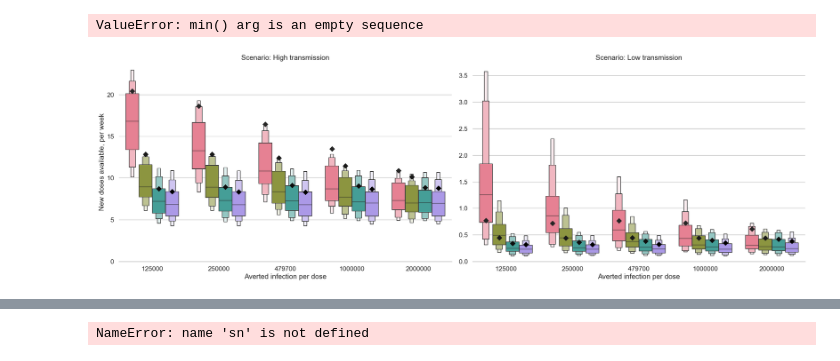
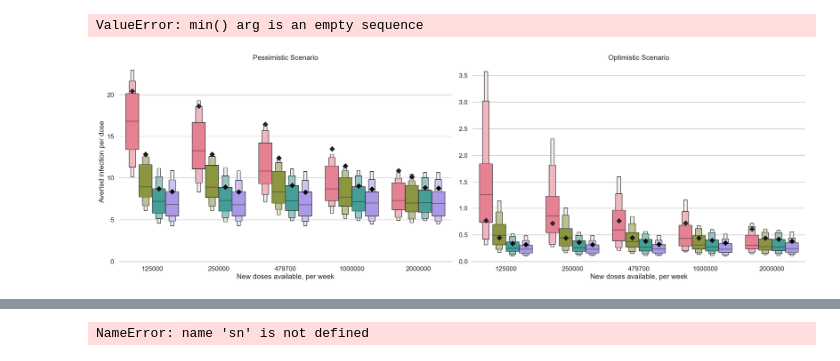
Before and after one commit to jcblemai/COVID-19_italy-vaccination-oc, a Jupyter notebook: analysis_scn.ipynb, the cells around one changed output, grey strips where cells are left out. Cells and saved outputs as stored; diff of their text form; code cells hidden in the pictures.

```diff
--- a/analysis_scn.ipynb
+++ b/analysis_scn.ipynb
@@ -198,8 +198,8 @@ summary.replace('inc', 'Incidence', inplace=True)
 summary.replace('cas', 'Future Incidence', inplace=True)
 summary.replace('pop', 'Population', inplace=True)
 summary.replace('sus', 'Susceptibility', inplace=True)
-summary.replace('U', 'High transmission', inplace=True)
-summary.replace('L', 'Low transmission', inplace=True)
+summary.replace('U', 'Pessimistic', inplace=True)
+summary.replace('L', 'Optimistic', inplace=True)
 # %%
 summary
 # %% [output]
@@ -291,36 +291,36 @@ def quantile_plot(index, reduction, method, scn_beta, **kwargs):
         hue="method",
         jitter=False,
         ax = ax,
        color = 'black',
         #palette="husl",
         marker="D",   # passed to https://matplotlib.org/api/_as_gen/matplotlib.axes.Axes.scatter.html#matplotlib.axes.Axes.scatter
         s=10,
         linewidths = 10,
         edgecolors = 'k',
         zorder=100000,
     )
 
 
 # Draw a line plot to show the trajectory of each random walk
 #grid.map(sns.violinplot, 'index', "reduction" )#, marker="o")
 grid.map(quantile_plot, "newdoseperweek", "avertedpervacc", "method", "scenario-beta")#, marker="o")
 
 for ax in grid.axes.flat:
     for label in ax.get_xticklabels():
         label.set_rotation(0)
 
 # Adjust the arrangement of the plots
 #grid.fig.suptitle(run_name)
 grid.despine(left=True)
 
-grid.set_axis_labels("Averted infection per dose", "New doses available, per week")
-grid.set_titles(col_template="Scenario: {col_name}", row_template="{row_name}")
+grid.set_axis_labels("New doses available, per week","Averted infection per dose",)
+grid.set_titles(col_template="{col_name} Scenario", row_template="{row_name}")
 #grid.add_legend()
 grid.fig.tight_layout(w_pad=1)
 
 grid.fig.savefig(f'figures/scenarios_perturb_all.pdf')
 # %% [output]
-[figure, old version]
+[figure, new version]
 # %%
 smry = summary[(summary['scenario-rate']=='r15')]
 
```
Also changed, not shown: 3 other files.
